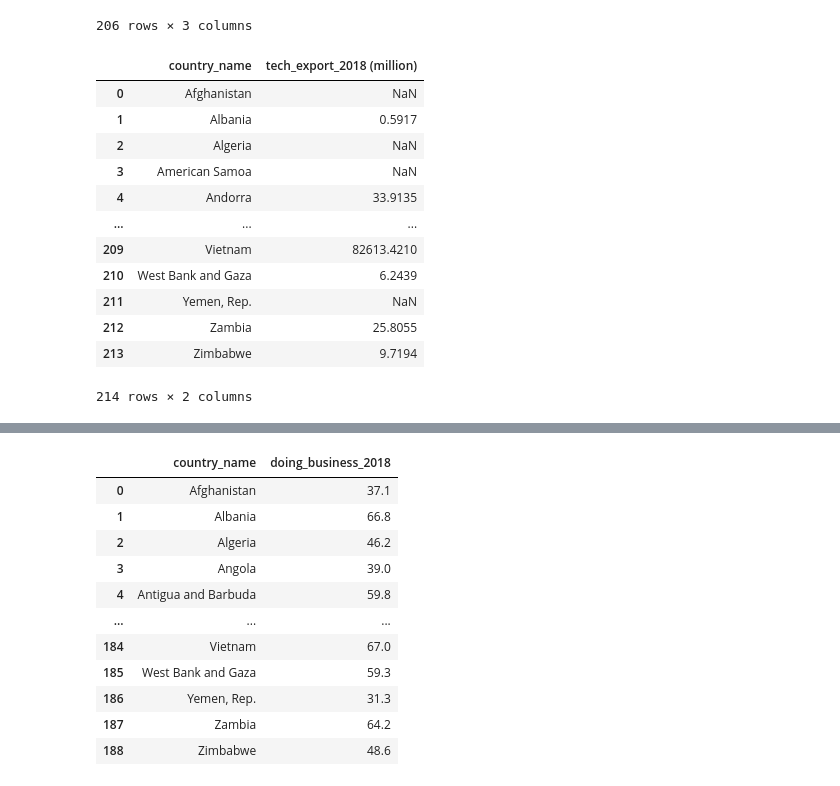
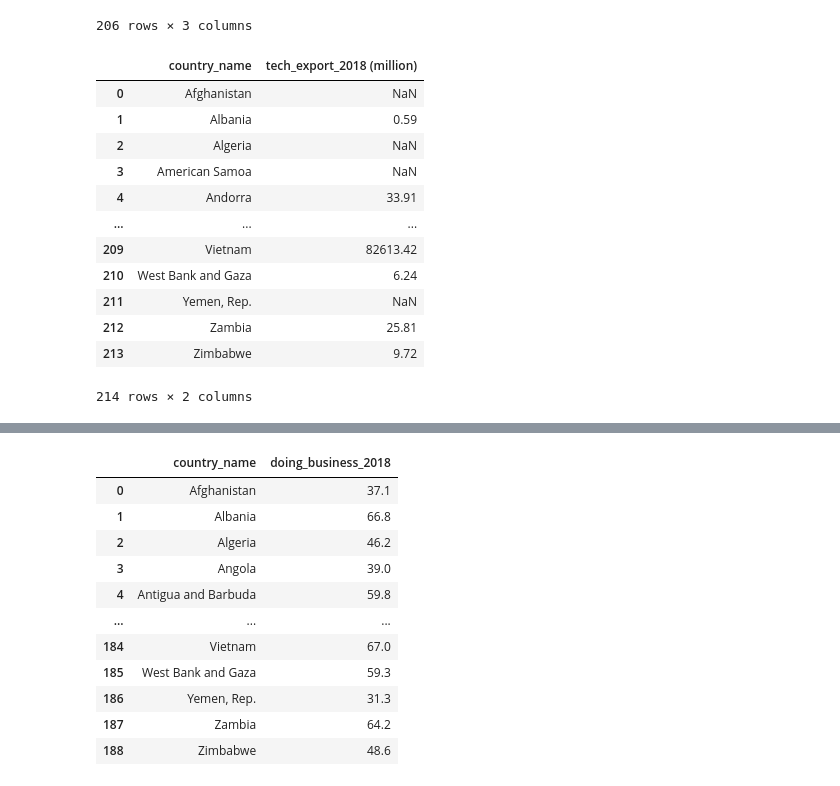
Before and after one commit to sabrinasaleh/Data_Munging_Plotting, a Jupyter notebook: Ed_tasks/innovation_clean_ey.ipynb, the cells around one changed output, grey strips where cells are left out. Cells and saved outputs as stored; diff of their text form; code cells hidden in the pictures.

```diff
--- a/Ed_tasks/innovation_clean_ey.ipynb
+++ b/Ed_tasks/innovation_clean_ey.ipynb
@@ -42,16 +46,17 @@ innovation_file_needed_df = innovation_file.drop(["indicator_code",
-# %%
-innovation_file_needed_df
-# %% [output]
-|  | country_name | tech_export_2018 (million) |
-| 0 | Afghanistan | NaN |
-| 1 | Albania | 0.5917 |
-| 2 | Algeria | NaN |
-| 3 | American Samoa | NaN |
-| 4 | Andorra | 33.9135 |
-| ... | ... | ... |
-| 209 | Vietnam | 82613.4210 |
-| 210 | West Bank and Gaza | 6.2439 |
-| 211 | Yemen, Rep. | NaN |
-| 212 | Zambia | 25.8055 |
-| 213 | Zimbabwe | 9.7194 |
-214 rows × 2 columns
+# %%
+innovation_file_needed_df = innovation_file_needed_df.round(2)
+innovation_file_needed_df
+# %% [output]
+|  | country_name | tech_export_2018 (million) |
+| 0 | Afghanistan | NaN |
+| 1 | Albania | 0.59 |
+| 2 | Algeria | NaN |
+| 3 | American Samoa | NaN |
+| 4 | Andorra | 33.91 |
+| ... | ... | ... |
+| 209 | Vietnam | 82613.42 |
+| 210 | West Bank and Gaza | 6.24 |
+| 211 | Yemen, Rep. | NaN |
+| 212 | Zambia | 25.81 |
+| 213 | Zimbabwe | 9.72 |
+214 rows × 2 columns
```
Also changed, not shown: parts of 10 cells of this notebook.
